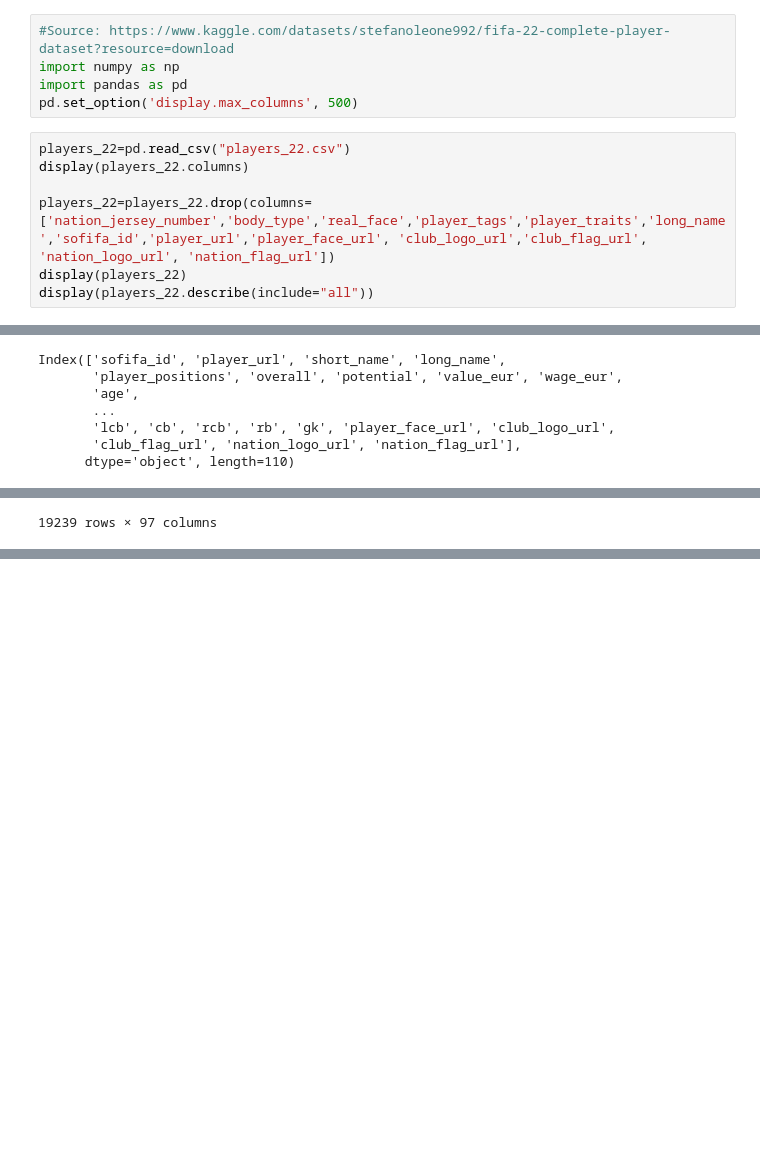
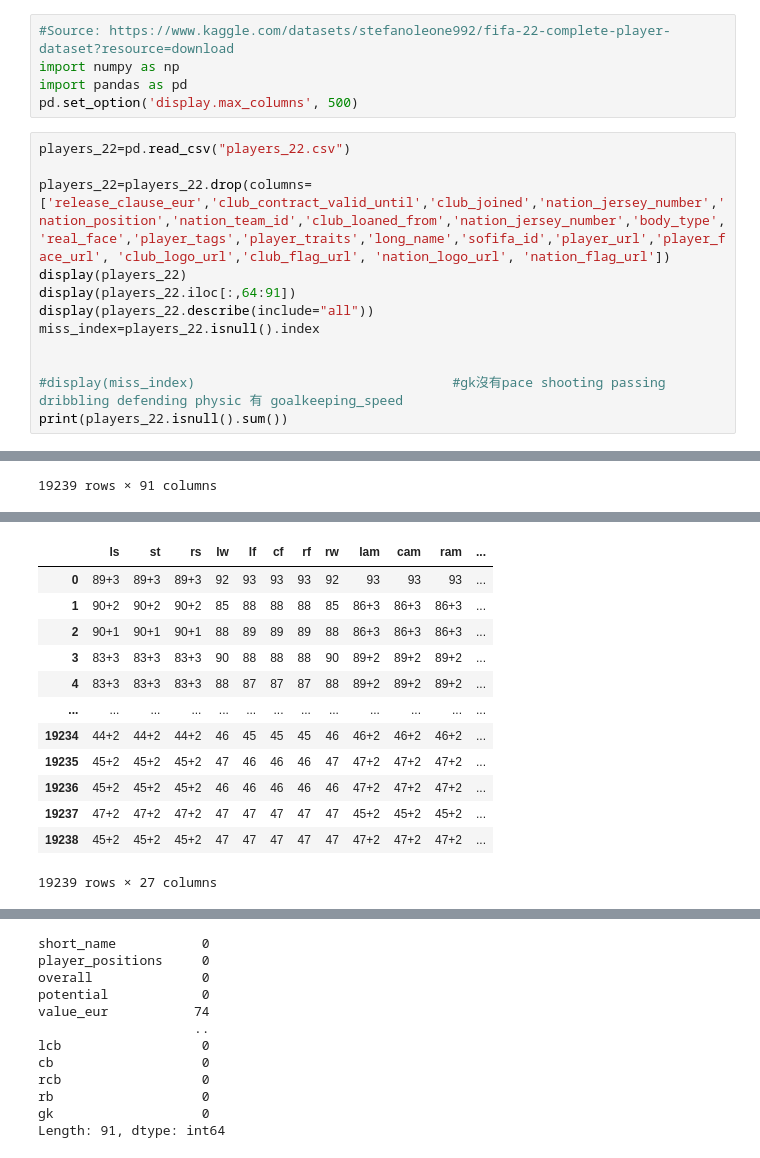
Before and after one commit to louisexpc/FIFA22-machine-learning, a Jupyter notebook: final_project.ipynb, the cells around one changed output, grey strips where cells are left out. Cells and saved outputs as stored; diff of their text form; blank space fills up the shorter version.

```diff
--- a/final_project.ipynb
+++ b/final_project.ipynb
@@ -5,9 +5,14 @@ import pandas as pd
 pd.set_option('display.max_columns', 500)
 # %%
 players_22=pd.read_csv("players_22.csv")
-display(players_22.columns)
 
-players_22=players_22.drop(columns=['nation_jersey_number','body_type','real_face','player_tags','player_traits','long_name','sofifa_id','player_url','player_face_url', 'club_logo_url','club_flag_url', 'nation_logo_url', 'nation_flag_url'])
+players_22=players_22.drop(columns=['release_clause_eur','club_contract_valid_until','club_joined','nation_jersey_number','nation_position','nation_team_id','club_loaned_from','nation_jersey_number','body_type','real_face','player_tags','player_traits','long_name','sofifa_id','player_url','player_face_url', 'club_logo_url','club_flag_url', 'nation_logo_url', 'nation_flag_url'])
 display(players_22)
+display(players_22.iloc[:,64:91])
 display(players_22.describe(include="all"))
+miss_index=players_22.isnull().index
+
+
+#display(miss_index)                                 #gk沒有pace shooting passing dribbling defending physic 有 goalkeeping_speed
+print(players_22.isnull().sum())
 # %% [output]
@@ -14,7 +31 @@ display(players_22.describe(include="all"))
-Index(['sofifa_id', 'player_url', 'short_name', 'long_name',
-       'player_positions', 'overall', 'potential', 'value_eur', 'wage_eur',
-       'age',
-       ...
-       'lcb', 'cb', 'rcb', 'rb', 'gk', 'player_face_url', 'club_logo_url',
-       'club_flag_url', 'nation_logo_url', 'nation_flag_url'],
-      dtype='object', length=110)
+19239 rows × 91 columns
@@ -33 +32,13 @@ Index(['sofifa_id', 'player_url', 'short_name', 'long_name',
+|  | ls | st | rs | lw | lf | cf | rf | rw | lam | cam | ram | ... |
+| 0 | 89+3 | 89+3 | 89+3 | 92 | 93 | 93 | 93 | 92 | 93 | 93 | 93 | ... |
+| 1 | 90+2 | 90+2 | 90+2 | 85 | 88 | 88 | 88 | 85 | 86+3 | 86+3 | 86+3 | ... |
+| 2 | 90+1 | 90+1 | 90+1 | 88 | 89 | 89 | 89 | 88 | 86+3 | 86+3 | 86+3 | ... |
+| 3 | 83+3 | 83+3 | 83+3 | 90 | 88 | 88 | 88 | 90 | 89+2 | 89+2 | 89+2 | ... |
+| 4 | 83+3 | 83+3 | 83+3 | 88 | 87 | 87 | 87 | 88 | 89+2 | 89+2 | 89+2 | ... |
+| ... | ... | ... | ... | ... | ... | ... | ... | ... | ... | ... | ... | ... |
+| 19234 | 44+2 | 44+2 | 44+2 | 46 | 45 | 45 | 45 | 46 | 46+2 | 46+2 | 46+2 | ... |
+| 19235 | 45+2 | 45+2 | 45+2 | 47 | 46 | 46 | 46 | 47 | 47+2 | 47+2 | 47+2 | ... |
+| 19236 | 45+2 | 45+2 | 45+2 | 46 | 46 | 46 | 46 | 46 | 47+2 | 47+2 | 47+2 | ... |
+| 19237 | 47+2 | 47+2 | 47+2 | 47 | 47 | 47 | 47 | 47 | 45+2 | 45+2 | 45+2 | ... |
+| 19238 | 45+2 | 45+2 | 45+2 | 47 | 47 | 47 | 47 | 47 | 47+2 | 47+2 | 47+2 | ... |
-19239 rows × 97 columns
+19239 rows × 27 columns
@@ -45,0 +57,12 @@ Index(['sofifa_id', 'player_url', 'short_name', 'long_name',
+short_name           0
+player_positions     0
+overall              0
+potential            0
+value_eur           74
+                    ..
+lcb                  0
+cb                   0
+rcb                  0
+rb                   0
+gk                   0
+Length: 91, dtype: int64
```
Also changed, not shown: parts of 4 cells of this notebook.
